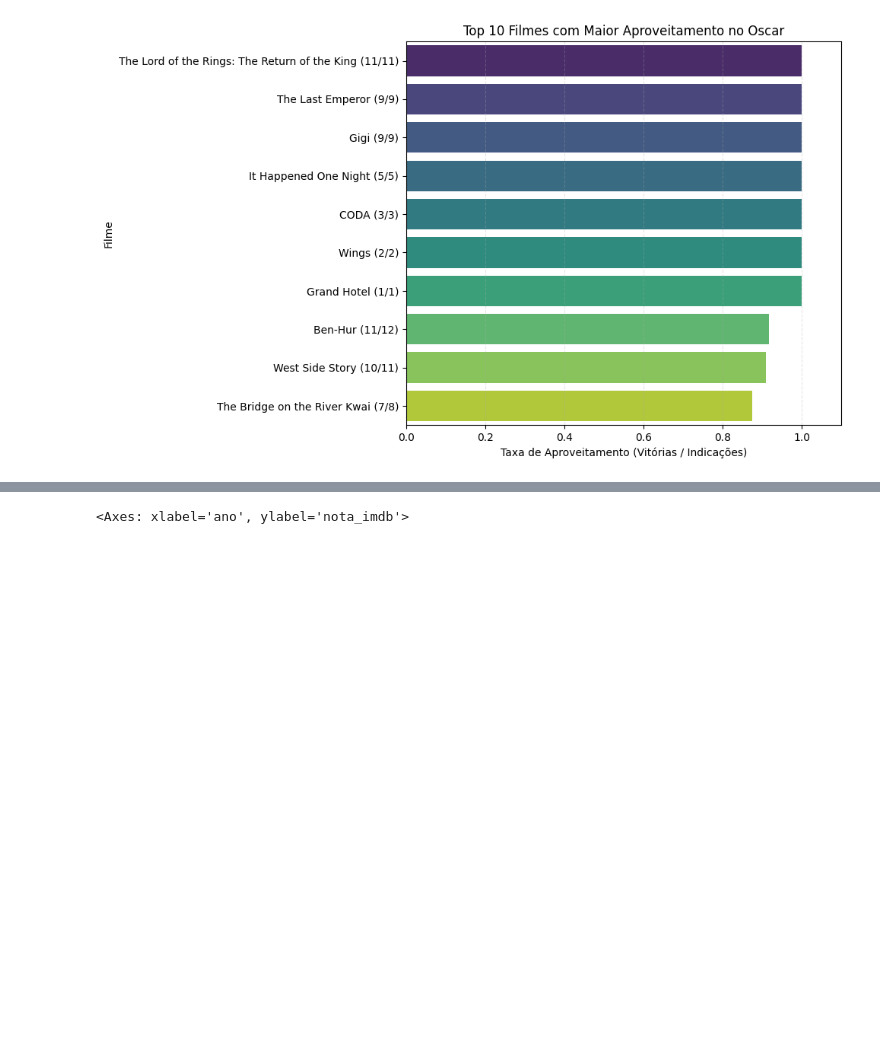
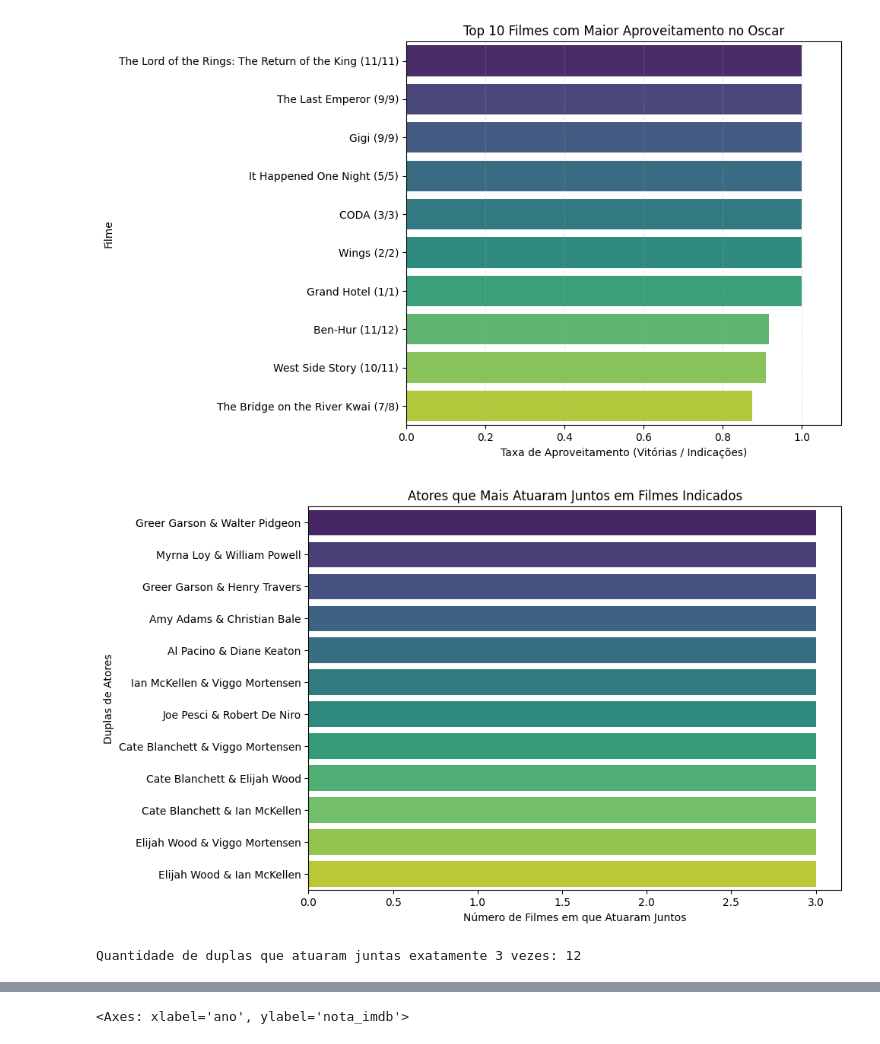
Before and after one commit to nicolascaseiro/Oscar-Melhor-Filme, a Jupyter notebook: Oscar_Melhor_Filme.ipynb, the cells around one changed output, grey strips where cells are left out. Cells and saved outputs as stored; diff of their text form; code cells hidden in the pictures; blank space fills up the shorter version.

```diff
--- a/Oscar_Melhor_Filme.ipynb
+++ b/Oscar_Melhor_Filme.ipynb
@@ -498,3 +454,38 @@ plt.tight_layout()
 plt.show()
 # %% [output]
 [figure]
+# %%
+from collections import Counter
+from itertools import combinations
+import matplotlib.pyplot as plt
+import seaborn as sns
+
+elencos = df['elenco_principal'].dropna().apply(lambda x: [a.strip() for a in x.split(',')])
+
+duplas_atores = []
+for elenco in elencos:
+    if len(elenco) >= 2:
+        duplas_atores.extend(combinations(sorted(elenco), 2))
+
+contagem_duplas_atores = Counter(duplas_atores)
+df_duplas_atores = pd.DataFrame(contagem_duplas_atores.items(), columns=['Dupla', 'Frequência'])
+df_duplas_atores = df_duplas_atores.sort_values(by='Frequência', ascending=False).head(12)
+
+plt.figure(figsize=(10,6))
+sns.barplot(
+    x='Frequência',
+    y=df_duplas_atores['Dupla'].apply(lambda x: f"{x[0]} & {x[1]}"),
+    data=df_duplas_atores,
+    palette='viridis'
+)
+plt.title('Atores que Mais Atuaram Juntos em Filmes Indicados')
+plt.xlabel('Número de Filmes em que Atuaram Juntos')
+plt.ylabel('Duplas de Atores')
+plt.tight_layout()
+plt.show()
+
+freq_3 = sum(count == 3 for count in contagem_duplas_atores.values())
+print(f"Quantidade de duplas que atuaram juntas exatamente 3 vezes: {freq_3}")
+# %% [output]
+[figure, added]
+Quantidade de duplas que atuaram juntas exatamente 3 vezes: 12
```
Also changed, not shown: parts of 15 cells of this notebook.
